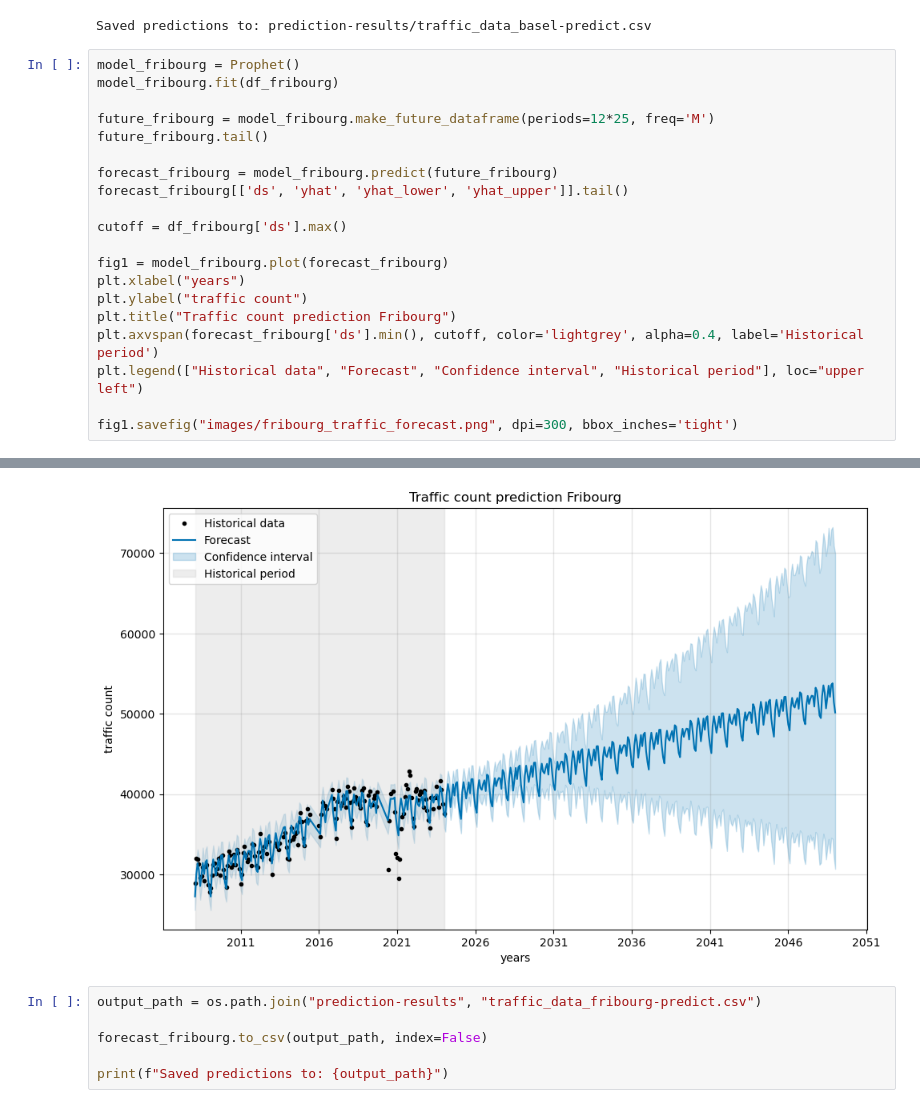
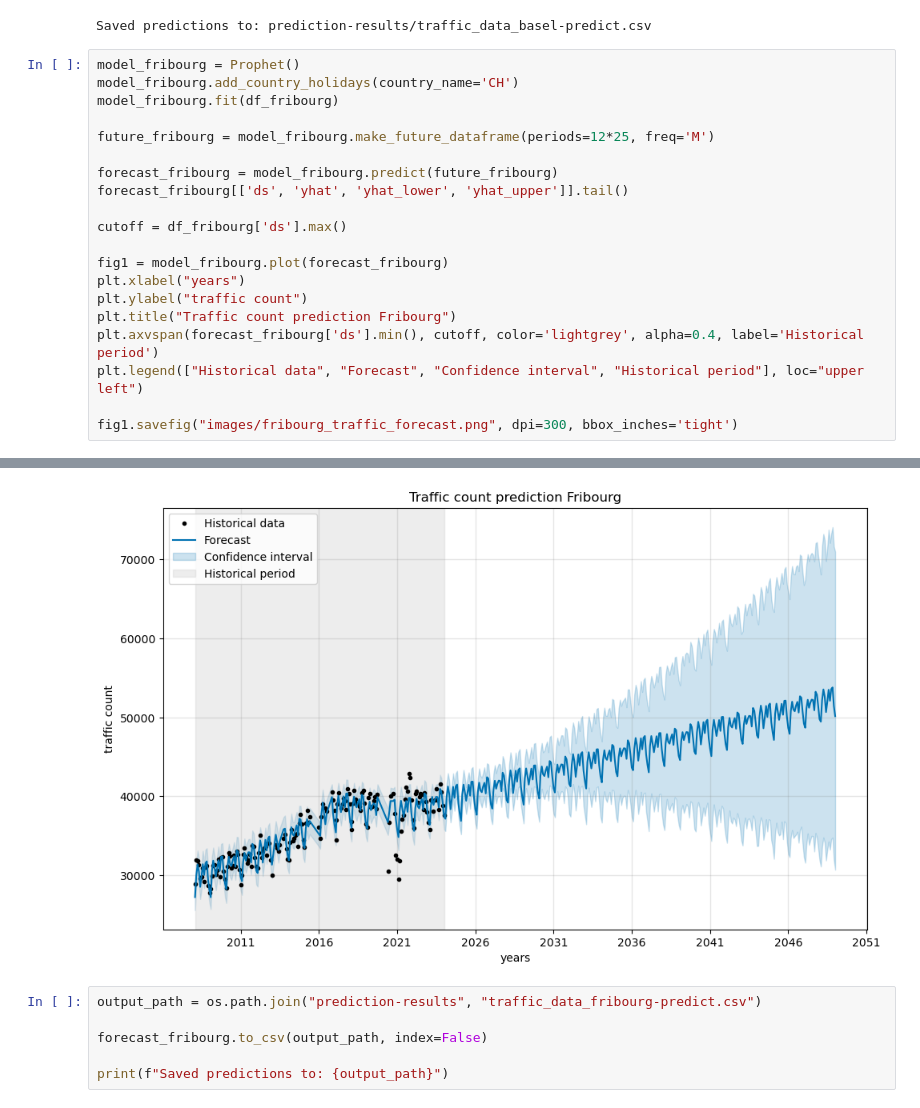
Before and after one commit to cyrillaebische/PI_ExpllAI-Mobility, a Jupyter notebook: prediction/traffic-predict.ipynb, the cells around one changed output, grey strips where cells are left out. Cells and saved outputs as stored; diff of their text form.

Commit message:
add holidays

```diff
--- a/prediction/traffic-predict.ipynb
+++ b/prediction/traffic-predict.ipynb
@@ -67,10 +68,10 @@ print(f"Saved predictions to: {output_path}")
 Saved predictions to: prediction-results/traffic_data_basel-predict.csv
 # %%
 model_fribourg = Prophet()
+model_fribourg.add_country_holidays(country_name='CH')
 model_fribourg.fit(df_fribourg)
 
 future_fribourg = model_fribourg.make_future_dataframe(periods=12*25, freq='M')
-future_fribourg.tail()
 
 forecast_fribourg = model_fribourg.predict(future_fribourg)
 forecast_fribourg[['ds', 'yhat', 'yhat_lower', 'yhat_upper']].tail()
@@ -91,4 +92,4 @@ fig1.savefig("images/fribourg_traffic_forecast.png", dpi=300, bbox_inches='tight
-[figure, old version]
+[figure, new version]
 # %%
 output_path = os.path.join("prediction-results", "traffic_data_fribourg-predict.csv")
 
```
Also changed, not shown: parts of 3 cells of this notebook, 12 other files.
